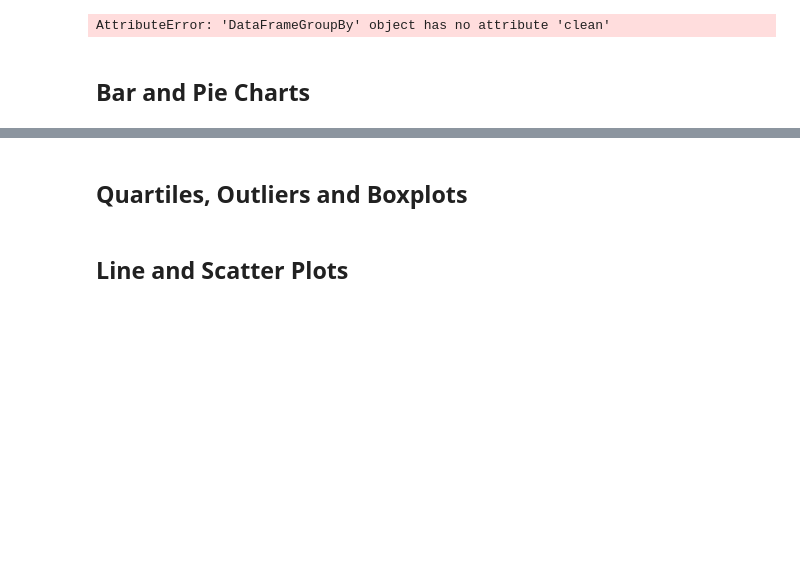
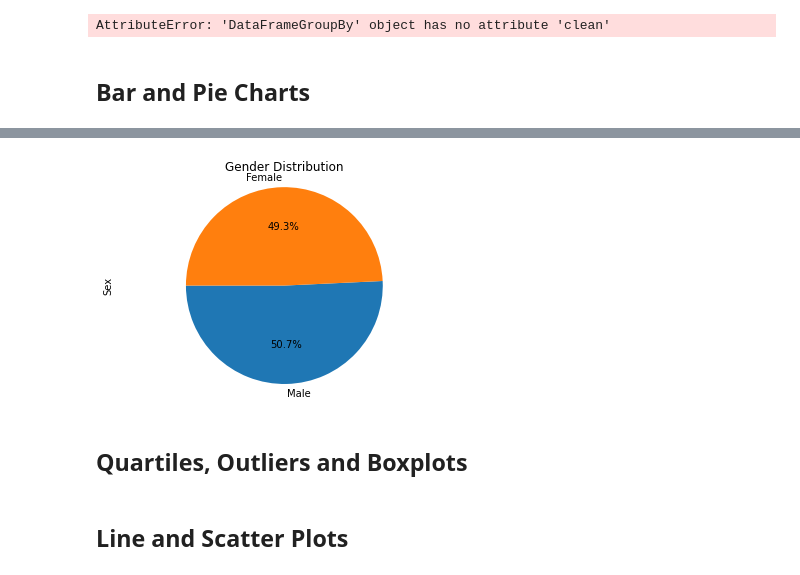
Before and after one commit to MaxWoodworth/matplotlib-challenge, a Jupyter notebook: Pymaceuticals/pymaceuticals_starter.ipynb, the cells around one changed output, grey strips where cells are left out. Drawn from its saved outputs; the diff is of its cells as text; code cells hidden in the pictures; blank space fills up the shorter version.

```diff
--- a/Pymaceuticals/pymaceuticals_starter.ipynb
+++ b/Pymaceuticals/pymaceuticals_starter.ipynb
@@ -176,2 +197,12 @@ AttributeError: 'DataFrameGroupBy' object has no attribute 'clean'
 # %%
 # Generate a pie plot showing the distribution of female versus male mice using pandas
+gender=clean["Sex"].value_counts()
+gender
+
+gpie=gender.plot(kind="pie", y="Sex",startangle=180,autopct='%1.1f%%', title="Gender Distribution")
+gpie.set_ylabel("Sex")
+plt.axis("equal")
+
+plt.show()
+# %% [output]
+[figure, added]
```
Also changed, not shown: parts of 4 cells of this notebook.
